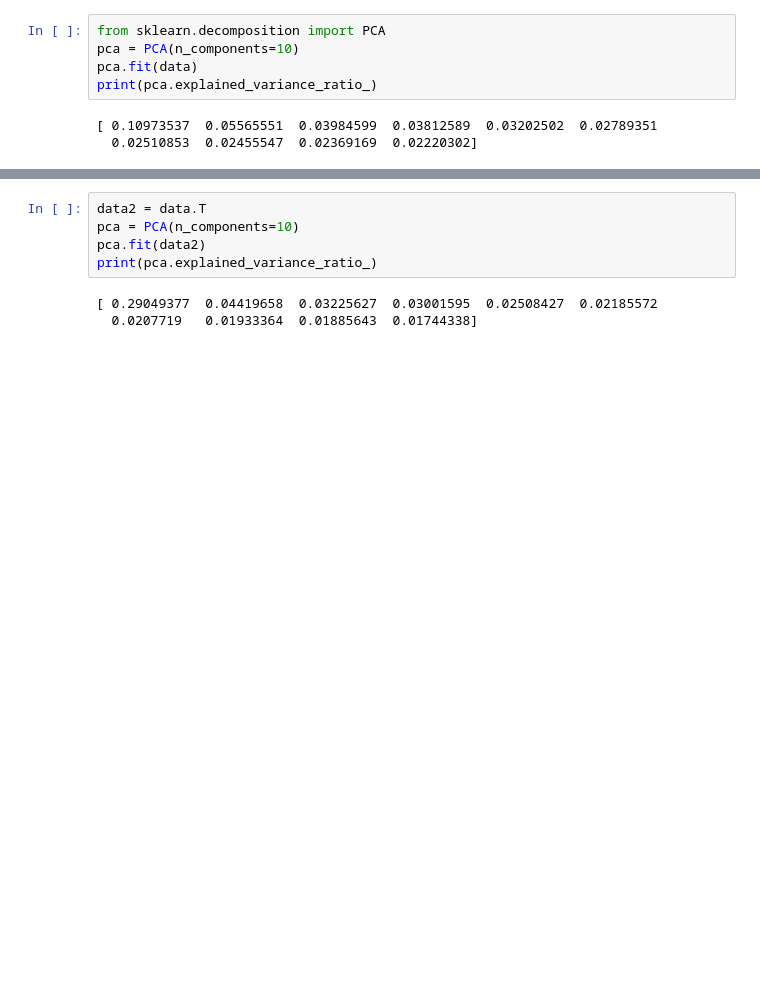
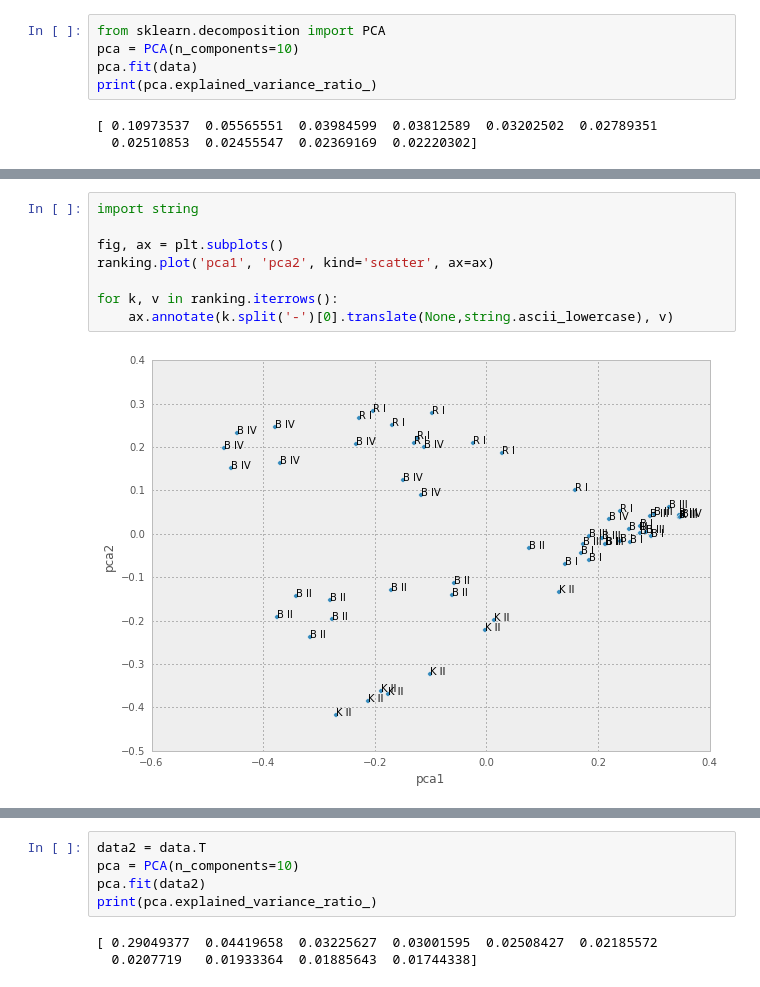
Before and after one commit to jvdzwaan/dilipad, a Jupyter notebook: results/Opinion PCA.ipynb, the cells around one changed output, grey strips where cells are left out. Drawn from its saved outputs; the diff is of its cells as text; blank space fills up the shorter version.

```diff
--- a/results/Opinion PCA.ipynb
+++ b/results/Opinion PCA.ipynb
@@ -58,0 +119,10 @@ print(pca.explained_variance_ratio_)
+# %%
+import string
+
+fig, ax = plt.subplots()
+ranking.plot('pca1', 'pca2', kind='scatter', ax=ax)
+
+for k, v in ranking.iterrows():
+    ax.annotate(k.split('-')[0].translate(None,string.ascii_lowercase), v)
+# %% [output]
+[figure, added]
```
Also changed, not shown: parts of 11 cells of this notebook, 2 other files.
